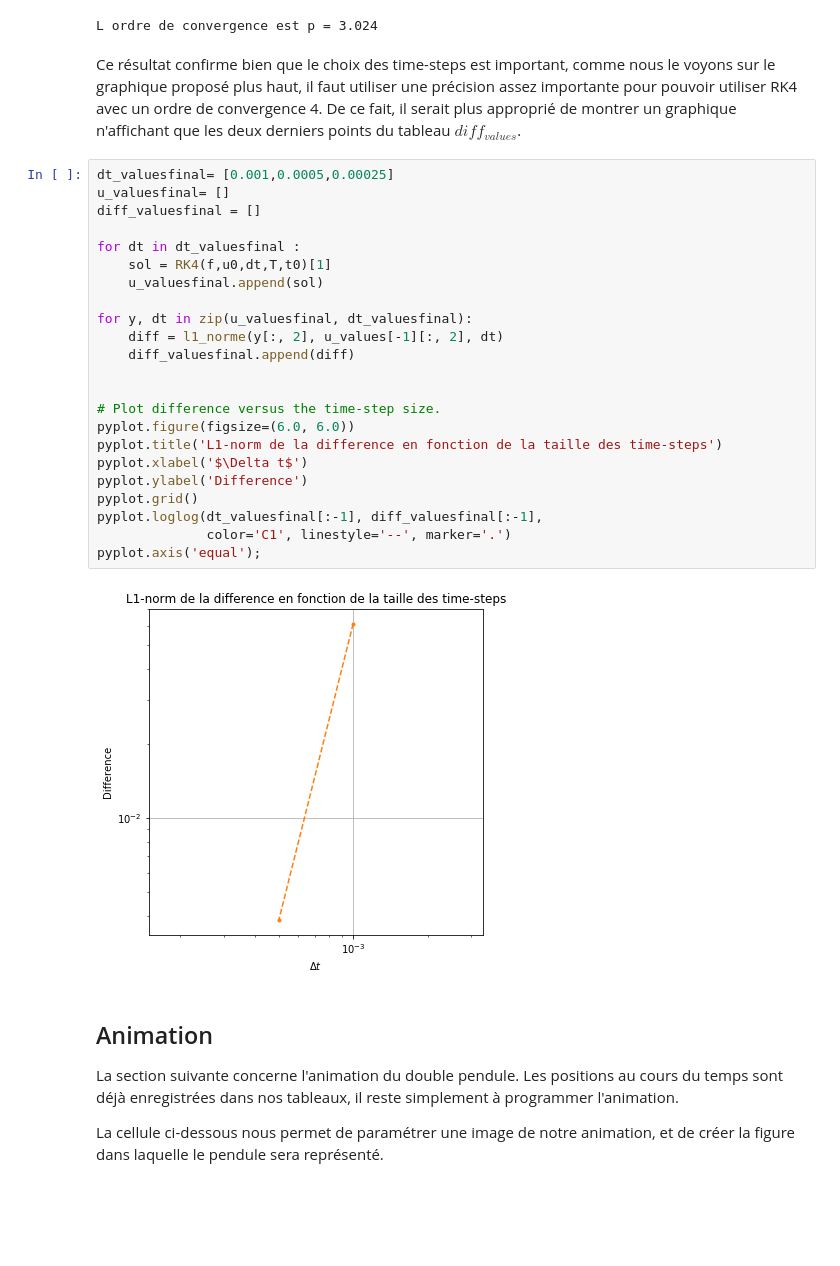
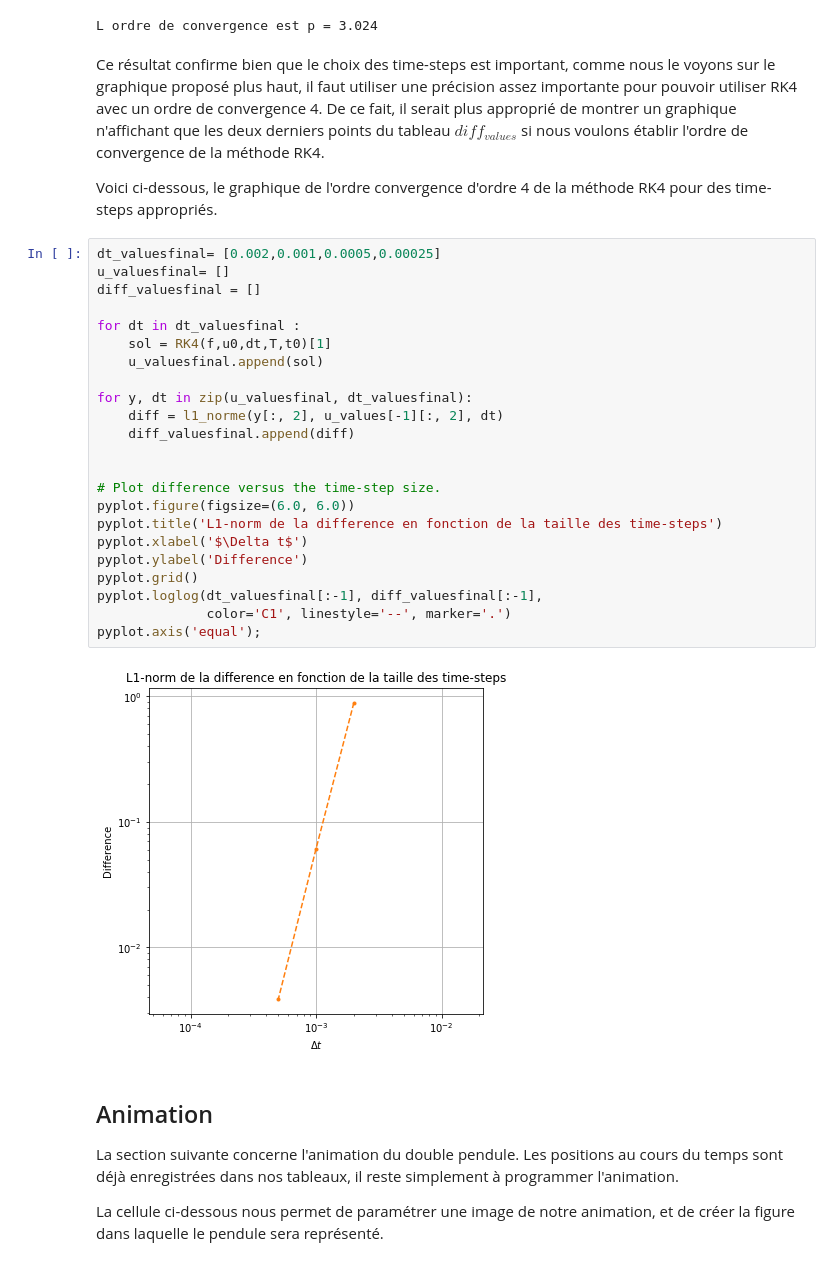
Before and after one commit to luciouw/first_repo-1, a Jupyter notebook: Double_pendule.ipynb, the cells around one changed output. Cells and saved outputs as stored; diff of their text form; blank space fills up the shorter version.

```diff
--- a/Double_pendule.ipynb
+++ b/Double_pendule.ipynb
@@ -343,32 +343,34 @@ print('L ordre de convergence est p = {:.3f}'.format(G));
 # %% [output]
 L ordre de convergence est p = 3.024
 # %% [markdown]
-Ce résultat confirme bien que le choix des time-steps est important, comme nous le voyons sur le graphique proposé plus haut, il faut utiliser une précision assez importante pour pouvoir utiliser RK4 avec un ordre de convergence 4. De ce fait, il serait plus approprié de montrer un graphique n'affichant que les deux derniers points du tableau $diff_{values}$.
+Ce résultat confirme bien que le choix des time-steps est important, comme nous le voyons sur le graphique proposé plus haut, il faut utiliser une précision assez importante pour pouvoir utiliser RK4 avec un ordre de convergence 4. De ce fait, il serait plus approprié de montrer un graphique n'affichant que les deux derniers points du tableau $diff_{values}$ si nous voulons établir l'ordre de convergence de la méthode RK4.
+
+Voici ci-dessous, le graphique de l'ordre convergence d'ordre 4 de la méthode RK4 pour des time-steps appropriés.
 # %%
-dt_valuesfinal= [0.001,0.0005,0.00025]
+dt_valuesfinal= [0.002,0.001,0.0005,0.00025]
 u_valuesfinal= []
 diff_valuesfinal = []
 
 for dt in dt_valuesfinal :
     sol = RK4(f,u0,dt,T,t0)[1]
     u_valuesfinal.append(sol)
 
 for y, dt in zip(u_valuesfinal, dt_valuesfinal):
     diff = l1_norme(y[:, 2], u_values[-1][:, 2], dt)
     diff_valuesfinal.append(diff)
 
 
 # Plot difference versus the time-step size.
 pyplot.figure(figsize=(6.0, 6.0))
 pyplot.title('L1-norm de la difference en fonction de la taille des time-steps')
 pyplot.xlabel('$\Delta t$')
 pyplot.ylabel('Difference')
 pyplot.grid()
 pyplot.loglog(dt_valuesfinal[:-1], diff_valuesfinal[:-1],
               color='C1', linestyle='--', marker='.')
 pyplot.axis('equal');
 # %% [output]
-[figure, old version]
+[figure, new version]
 # %% [markdown]
 ## Animation
 
```
Also changed, not shown: parts of 10 cells of this notebook.
